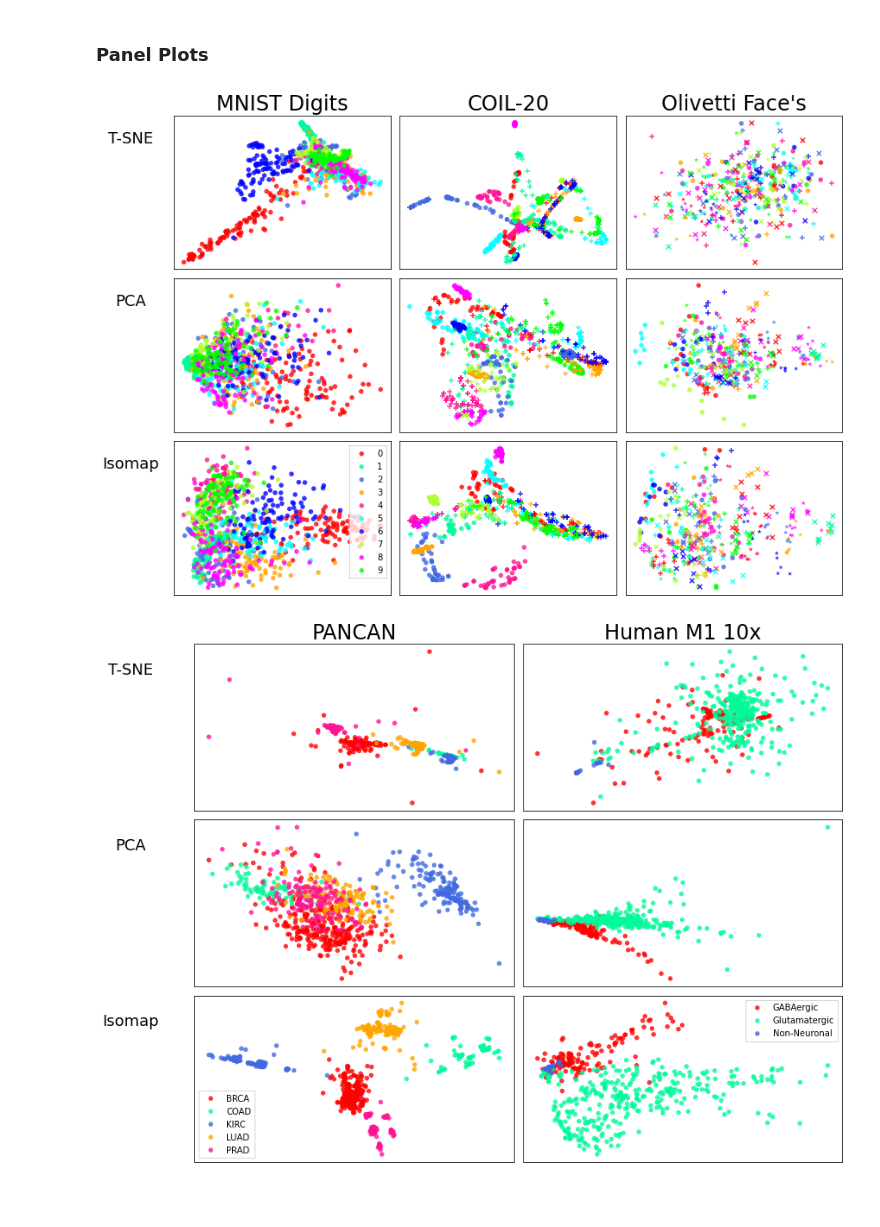
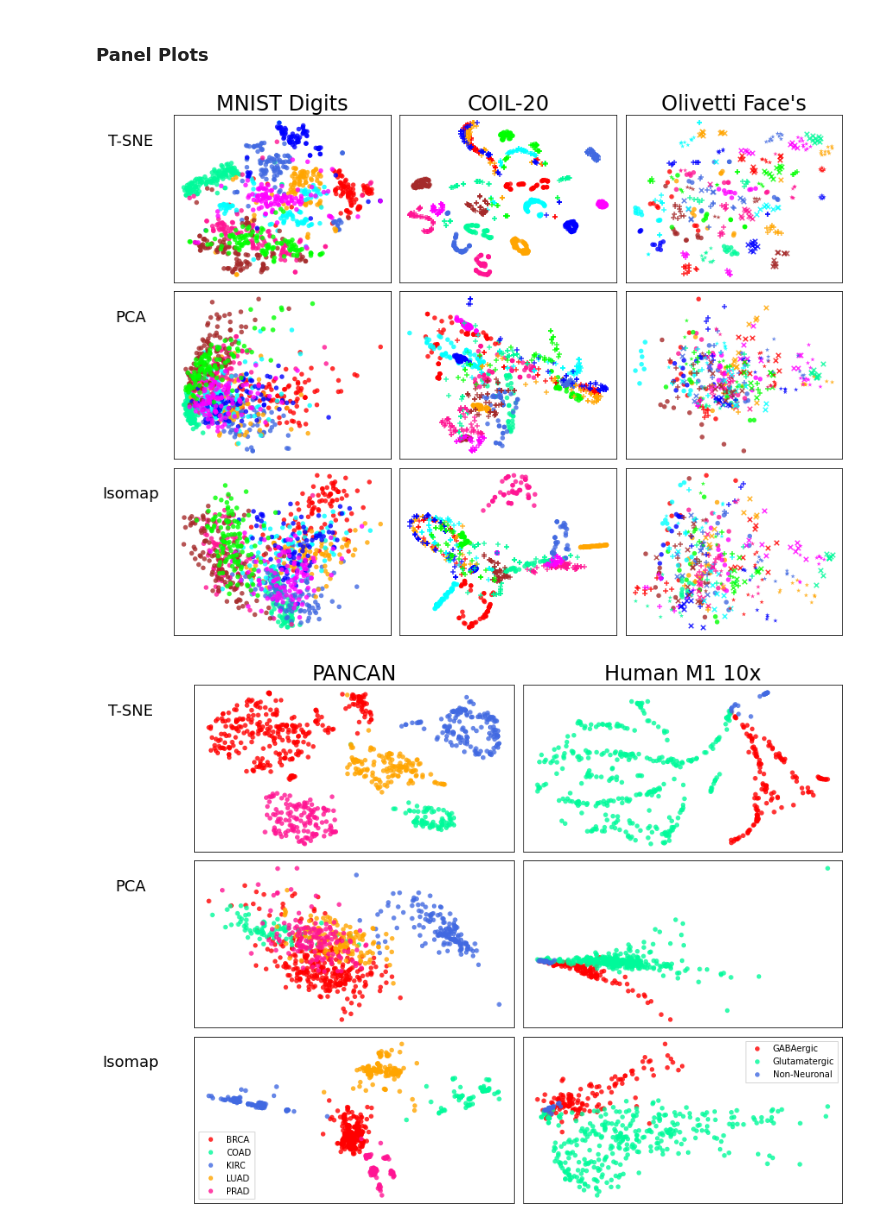
Before and after one commit to robkravec/t-SNE-Implementation, a Jupyter notebook: real_data_plots.ipynb, the cells around one changed output. Cells and saved outputs as stored; diff of their text form; code cells hidden in the pictures; blank space fills up the shorter version.

Commit message:
cleaned up data utility functions. Need to at these to own .py file. Changed color scheme for panel plots

```diff
--- a/real_data_plots.ipynb
+++ b/real_data_plots.ipynb
@@ -794,13 +432,14 @@ Wrote meta data to ./data/humanM1_10x/metadata.csv
 ### Plotting function
 # %%
 def compare_methods(data_list: list, label_list: list, data_names: list, fmt_list: list,
-                    legends=[True, True, True], niter=1000, verbose=False, n_neighbors = 20):
+                    legends=[True, True, True], niter=1000, verbose=False, n_neighbors = 20,
+                    perplexity = 30, optim = "fastest", df = 1):
     """Runs tsne, pca, and isomap on a list of n data sets and compares results in a 3xn panel plot.
 
     Required inputs:
-        data_list  - list of data sets
-        label_list - list of labels corresponding to data set
-        fmt_list   - list of dictionaries that map labels to color and shape for scatter plots
+        data_list     - list of data sets
+        label_list    - list of labels corresponding to data set
+        fmt_list      - list of dictionaries that map labels to color and shape for scatter plots
 
     Optional inputs:
         legends       - list of booleans indicating where to use legend for plots corresponding to dataset
@@ -810,11 +449,12 @@ def compare_methods(data_list: list, label_list: list, data_names: list, fmt_lis
         n_neighbors   - number of neighbors to use in isomap
 
     Outputs:
-        Y - 3xn panel plot
+        3xn panel plot
     """
 
     methods = {"T-SNE": tsne, "PCA": pca, "Isomap": Isomap}
-    params =  {"T-SNE" : {"niter" : niter, "optim" : "fastest", "verbose" : verbose},
+    params =  {"T-SNE" : {"niter" : niter, "perplexity" : perplexity,
+                          "optim" : optim, "verbose" : verbose, "df" : df},
                "PCA"   : {"k" : 2},
                "Isomap": {"n_neighbors" : n_neighbors, "n_components" : 2}
               }
@@ -888,8 +528,8 @@ def gen_fmt_dict(y, colors, shapes):
 
        Required Inputs:
 
-       y ~ vector of labels
-       colors ~ list of colors
+       y      - vector of labels
+       colors - list of colors
 
 
        Output:
@@ -904,22 +544,22 @@ Xm, ym = load_mnist(size=1000)
 Xc, Yc = load_coil20(size=1000)
 yc = Yc[:,0]
 olivetti = fetch_olivetti_faces()
-Xo = olivetti.datapaper
+Xo = olivetti.data
 yo = olivetti.target
 # %%
 colors = ['red', 'mediumspringgreen', 'royalblue','orange' ,'deeppink',
-          'aqua','blue', 'greenyellow' ,'fuchsia', 'lime']
+          'aqua','blue', 'brown' ,'fuchsia', 'lime']
 shapes = ['o', '+', 'x', '*', 'D', 'p']
 
 fmt_list = [gen_fmt_dict(y, colors, shapes) for y in [ym, yc, yo]]
 
 titles = ["MNIST Digits", "COIL-20", "Olivetti Face's"]
-legends = [True, False, False]
+legends = [False, False, False]
 
 compare_methods(data_list=[Xm, Xc, Xo], label_list=[ym, yc, yo], data_names=titles,
-            fmt_list=fmt_list, legends=legends, niter=10)
+            fmt_list=fmt_list, legends=legends, perplexity=40, n_neighbors=12, niter=2000)
 # %% [output]
-[figure, old version]
+[figure, new version]
 # %%
 Xcan, ycan = load_UCI()
 Xm1, ym1   = load_humanM1(nrows=500)
@@ -934,6 +574,6 @@ titles = ["PANCAN", "Human M1 10x"]
 legends = [True, True]
 
 compare_methods(data_list=[Xcan, Xm1], label_list=[ycan, ym1], data_names=titles,
-            fmt_list=fmt_list, legends=legends, niter=10)
+            fmt_list=fmt_list, legends=legends, niter=100)
 # %% [output]
-[figure, old version]
+[figure, new version]
```
Also changed, not shown: parts of 33 cells of this notebook.
